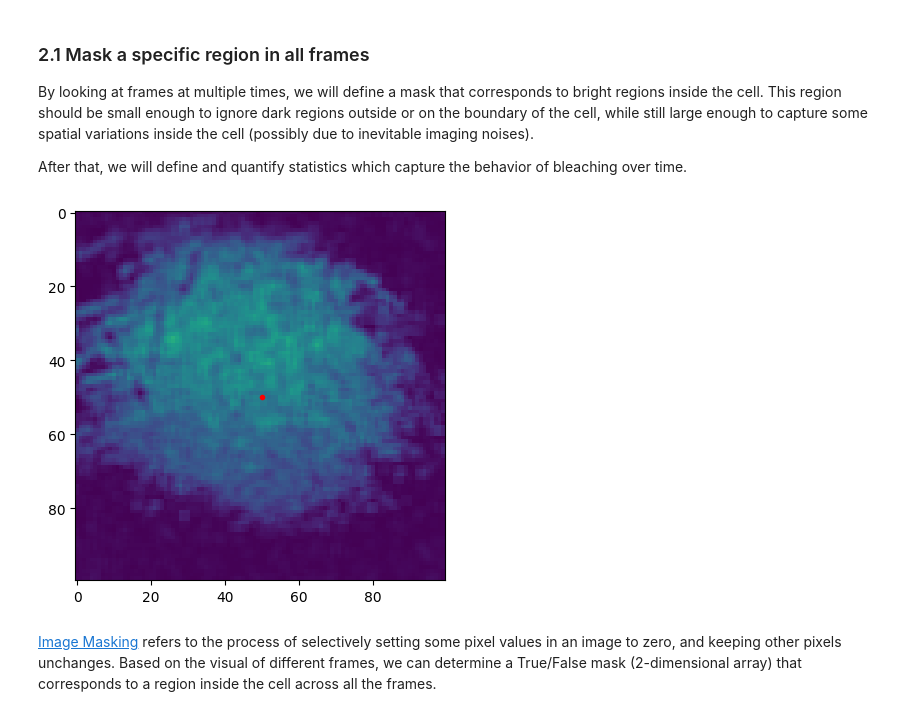
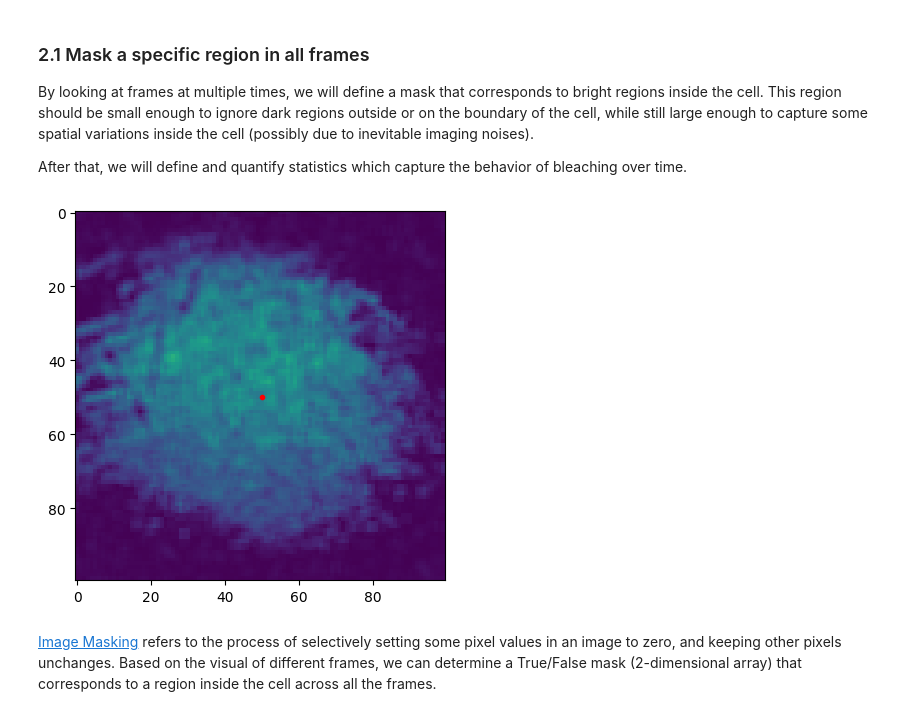
Before and after one commit to Marlon-Jost/PHYS5318_Experiemnt_2, a Jupyter notebook: PHYS5318_Lab2_femtosecond-2.ipynb, the cells around one changed output. Drawn from its saved outputs; the diff is of its cells as text; code cells hidden in the pictures.

```diff
--- a/PHYS5318_Lab2_femtosecond-2.ipynb
+++ b/PHYS5318_Lab2_femtosecond-2.ipynb
@@ -144,15 +144,15 @@ After that, we will define and quantify statistics which capture the behavior of
 # %%
 # Q2.1.1 find a fixed point that is within a bright region inside the cell. As the cell shifts slightly through time, check that the point you picked never contains background values. Do this qualitatively by looking at multiple frames.
 # Plot multiple frames with some annotation around your fixed point, e.g. add a red dot on multiple frames
 # Store the coordinates of the point in two variables `idx_i` and `idx_j`
-idx_i, idx_j = (210, 250)
+idx_i, idx_j = (205, 250)
 plot_range = 50
 plt.imshow(img_femtolaser_blurred[0][idx_i-plot_range:idx_i+plot_range,idx_j-plot_range:idx_j+plot_range], vmin= 0, vmax=1)
 plt.plot(plot_range,plot_range, 'r.')
 plt.show()
 img_femtolaser_blurred_masked = img_femtolaser_blurred
 # %% [output]
-[figure, old version]
+[figure, new version]
 # %% [markdown]
 [Image Masking][1] refers to the process of selectively setting some pixel values in an image to zero, and keeping other pixels unchanges. Based on the visual of different frames, we can determine a True/False mask (2-dimensional array) that corresponds to a region inside the cell across all the frames.
 
```
Also changed, not shown: parts of 3 cells of this notebook.
